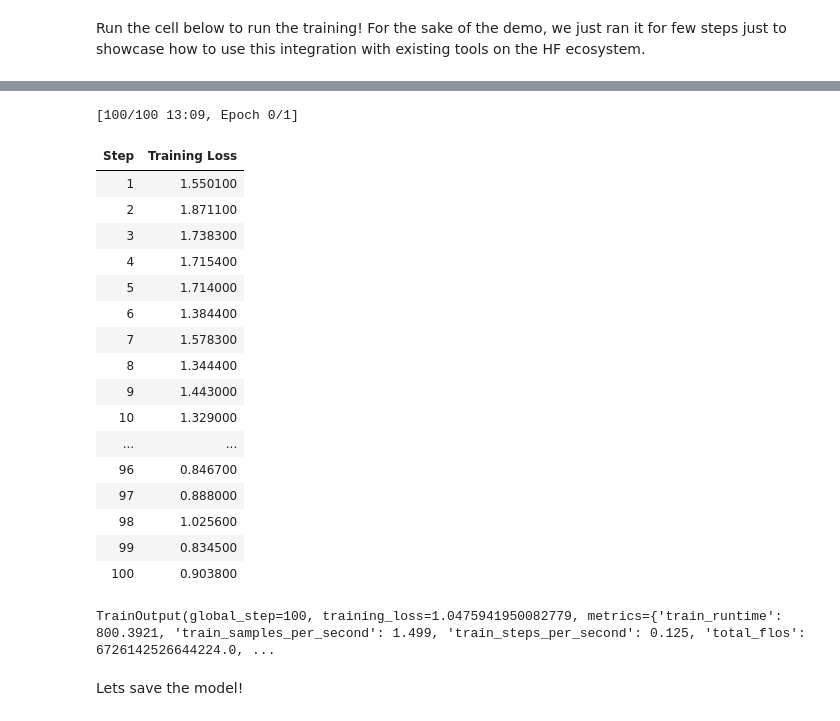
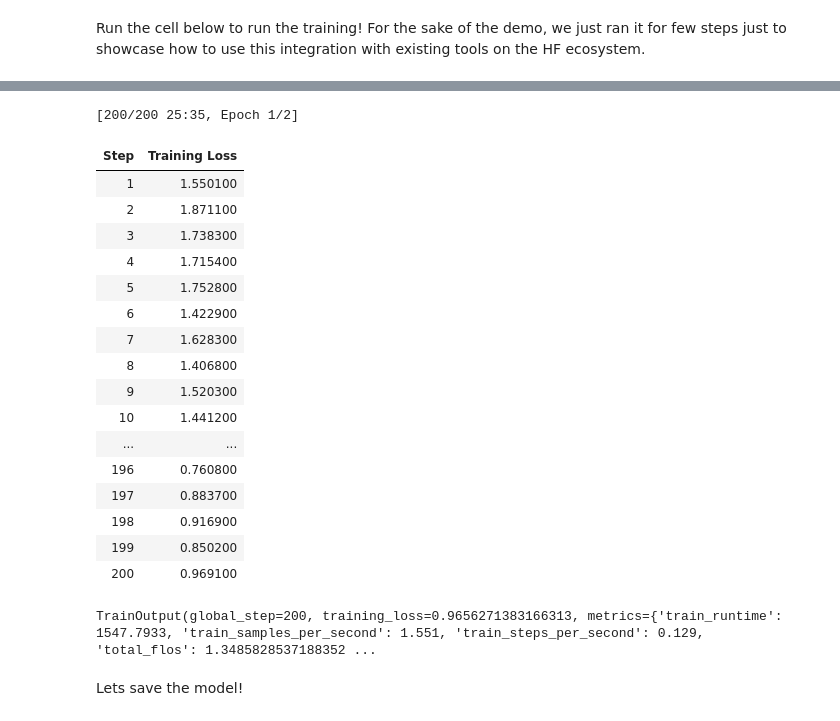
Before and after one commit to MichelNivard/tidyllama, a Jupyter notebook: tidyllama_bnb_4bit_training.ipynb, the cells around one changed output, grey strips where cells are left out. Cells and saved outputs as stored; diff of their text form; code cells hidden in the pictures.

```diff
--- a/tidyllama_bnb_4bit_training.ipynb
+++ b/tidyllama_bnb_4bit_training.ipynb
@@ -94,7 +92,7 @@ from peft import LoraConfig, get_peft_model
 config = LoraConfig(
     r=8,
     lora_alpha=32,
-    target_modules=["q_proj","k_proj","o_proj","up_proj"],
+    target_modules=["q_proj", "v_proj"],
     lora_dropout=0.05,
     bias="none",
     task_type="CAUSAL_LM"
@@ -145,16 +143,17 @@ trainer = transformers.Trainer(
         per_device_train_batch_size=1,
         gradient_accumulation_steps=12,
         warmup_steps=2,
-        max_steps=100,
+        max_steps=200,
         learning_rate=2e-4,
         fp16=True,
         logging_steps=1,
-        output_dir="./tidyllama",
+        output_dir="./tidyllama3",
         optim="paged_adamw_8bit",
         push_to_hub=True
     ),
     data_collator=transformers.DataCollatorForLanguageModeling(tokenizer, mlm=False),
 )
 model.config.use_cache = False  # silence the warnings. Please re-enable for inference!
+
 trainer.train()
 # %% [output]
@@ -163,21 +162,21 @@ WARNING:huggingface_hub.repository:Cloning https://huggingface.co/MichelNivard/t
-[100/100 13:09, Epoch 0/1]
+[200/200 25:35, Epoch 1/2]
 | Step | Training Loss |
 | 1 | 1.550100 |
 | 2 | 1.871100 |
 | 3 | 1.738300 |
 | 4 | 1.715400 |
-| 5 | 1.714000 |
-| 6 | 1.384400 |
-| 7 | 1.578300 |
-| 8 | 1.344400 |
-| 9 | 1.443000 |
-| 10 | 1.329000 |
+| 5 | 1.752800 |
+| 6 | 1.422900 |
+| 7 | 1.628300 |
+| 8 | 1.406800 |
+| 9 | 1.520300 |
+| 10 | 1.441200 |
 | ... | ... |
-| 96 | 0.846700 |
-| 97 | 0.888000 |
-| 98 | 1.025600 |
-| 99 | 0.834500 |
-| 100 | 0.903800 |
+| 196 | 0.760800 |
+| 197 | 0.883700 |
+| 198 | 0.916900 |
+| 199 | 0.850200 |
+| 200 | 0.969100 |
-TrainOutput(global_step=100, training_loss=1.0475941950082779, metrics={'train_runtime': 800.3921, 'train_samples_per_second': 1.499, 'train_steps_per_second': 0.125, 'total_flos': 6726142526644224.0, ...
+TrainOutput(global_step=200, training_loss=0.9656271383166313, metrics={'train_runtime': 1547.7933, 'train_samples_per_second': 1.551, 'train_steps_per_second': 0.129, 'total_flos': 1.3485828537188352 ...
 # %% [markdown]
 Lets save the model!
```
Also changed, not shown: parts of 11 cells of this notebook.
